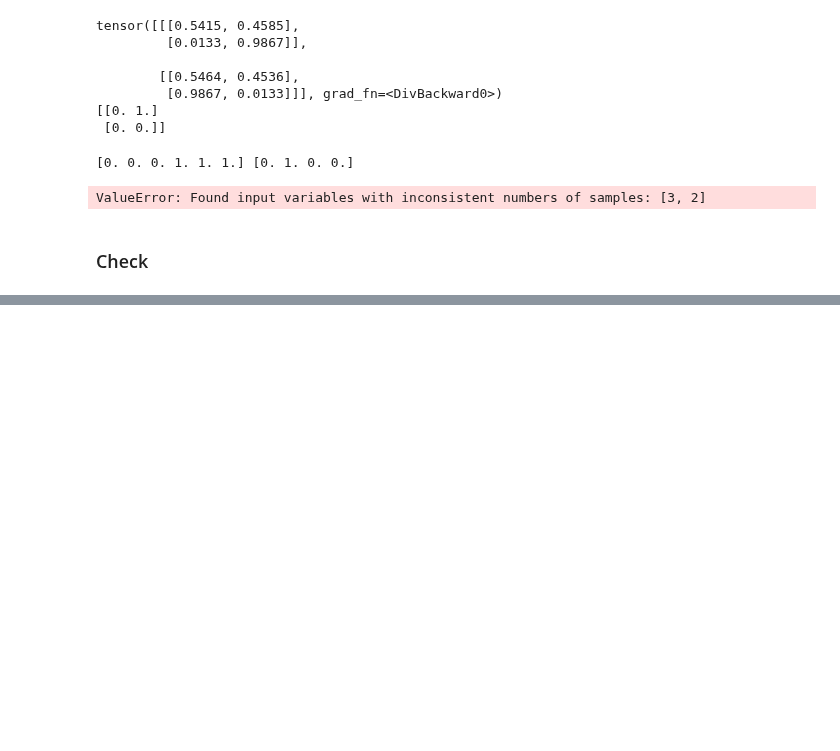
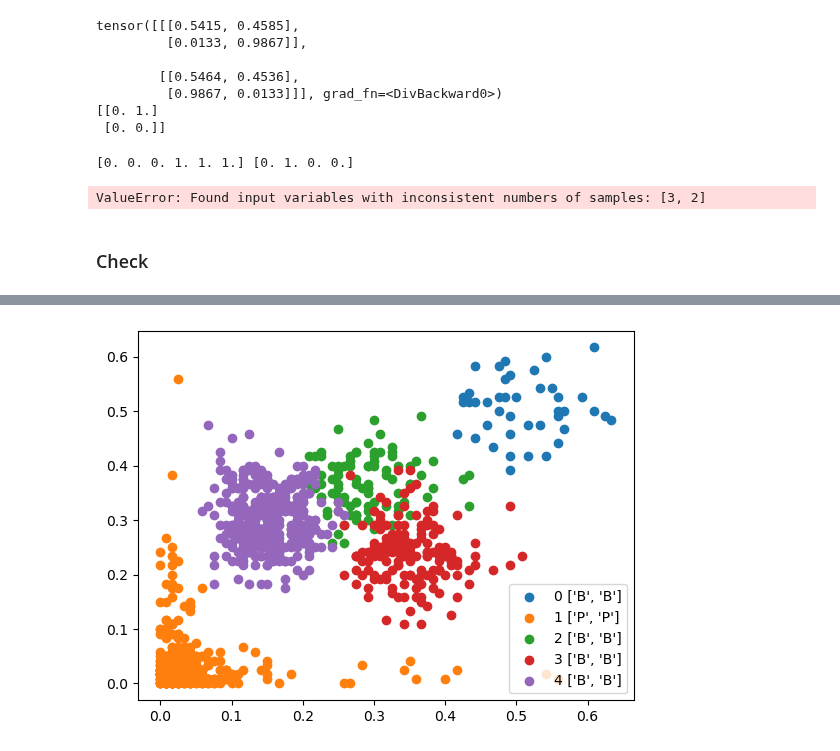
Before and after one commit to caravagnalab/MOBSTERm, a Jupyter notebook: test_generative/sampled_data.ipynb, the cells around one changed output, grey strips where cells are left out. Saved outputs shown, nothing was run; the diff lists cells and outputs as text; code cells hidden in the pictures; blank space fills up the shorter version.

Commit message:
new sampled data

```diff
--- a/test_generative/sampled_data.ipynb
+++ b/test_generative/sampled_data.ipynb
@@ -274,3 +271,7 @@ print(f"\nAccuracy: {accuracy:.4f}")
 ValueError: Found input variables with inconsistent numbers of samples: [3, 2]
 # %% [markdown]
 ### Check
+# %%
+a = []
+a.append(['b', 'b'])
+a
@@ -293,53 +296,85 @@ def beta_binomial(N, phi, kappa, depth):
 
 # Modify the data generation function to sample 2D datasets directly
 def generate_data_2d(N, K, pi):
-    NV = []
+    NV_x = []
+    NV_y = []
     labels = []
     type_labels = []
+    type_labels_single = []
     param_list = []
 
     depth = torch.tensor(120).repeat((N,))  # Fixed depth
 
     # Always have a Beta-Binomial component with phi=0.5
     kappa = 200.
-    NV.append(beta_binomial(pi[0], 0.5, kappa, depth[:pi[0]]))
+    NV_x.append(beta_binomial(pi[0], 0.5, kappa, depth[:pi[0]]))
+    NV_y.append(beta_binomial(pi[0], 0.5, kappa, depth[:pi[0]]))
     labels.extend([0] * pi[0])
-    type_labels.extend(['B'] * pi[0])
-    param_list.extend([0.5] * pi[0])
+    type_labels.extend([['B','B']] * pi[0])
+    type_labels_single.append(['B','B'])
+    # param_list.extend([0.5] * pi[0])
 
     # Always have a Pareto-Binomial component
     alpha = torch.tensor(1.0)  # Pareto shape parameter
     pareto_L = torch.tensor(0.01)  # Scale Pareto
     pareto_H = torch.tensor(0.5)  # Upper bound Pareto
-    NV.append(pareto_binomial(pi[1], alpha, pareto_L, pareto_H, depth[pi[0]:(pi[0]+pi[1])]))
+    NV_x.append(pareto_binomial(pi[1], alpha, pareto_L, pareto_H, depth[pi[0]:(pi[0]+pi[1])]))
+    NV_y.append(pareto_binomial(pi[1], alpha, pareto_L, pareto_H, depth[pi[0]:(pi[0]+pi[1])]))
     labels.extend([1] * pi[1])
-    type_labels.extend(['P'] * pi[1])
-    param_list.extend([1.] * pi[1])
+    type_labels.extend([['P', 'P']] * pi[1])
+    type_labels_single.append(['P', 'P'])
+    # param_list.extend([1.] * pi[1])
 
     # Randomly sample from Beta-Binomial or Pareto-Binomial for additional components
     for k in range(2, K):
-        if k % 2 == 0:  # Even index: Beta-Binomial
-            phi = dist.Uniform(0.15, 0.45).sample()  # Random phi in [0.15, 0.45]
-            NV.append(beta_binomial(pi[k], phi, kappa, depth[pi[0]+pi[1]:(pi[0]+pi[1]+pi[k])]))
+        # Randomly decide whether to use Beta-Binomial or Pareto-Binomial
+        if torch.rand(1).item() < 0.5:  # 50% chance for Beta-Binomial/Beta-Binomial
+            phi_x = dist.Uniform(0.15, 0.4).sample()  # Random phi in [0.15, 0.45]
+            NV_x.append(beta_binomial(pi[k], phi_x, kappa, depth[pi[0]+pi[1]:(pi[0]+pi[1]+pi[k])]))
+            phi_y = dist.Uniform(0.15, 0.4).sample()  # Random phi in [0.15, 0.45]
+            NV_y.append(beta_binomial(pi[k], phi_y, kappa, depth[pi[0]+pi[1]:(pi[0]+pi[1]+pi[k])]))
             labels.extend([k] * pi[k])
-            type_labels.extend(['B'] * pi[k])
-            param_list.extend([round(phi.item(), 3)] * pi[k])
-        else:  # Odd index: Pareto-Binomial
-            NV.append(pareto_binomial(pi[k], alpha, pareto_L, pareto_H, depth[pi[0]+pi[1]:(pi[0]+pi[1]+pi[k])]))
-            labels.extend([k] * pi[k])
-            type_labels.extend(['P'] * pi[k])
-            param_list.extend([1.] * pi[k])
+            type_labels.extend([['B','B']] * pi[k])
+            type_labels_single.append(['B','B'])
+            # param_list.extend([round(phi_x.item(), 3)] * pi[k])
+        else:  # Use Pareto-Binomial/Beta-Binomial
+            if torch.rand(1).item() < 0.5: # Pareto-Binomial/Beta-Binomial
+                NV_x.append(pareto_binomial(pi[k], alpha, pareto_L, pareto_H, depth[pi[0]+pi[1]:(pi[0]+pi[1]+pi[k])]))
+                phi_y = dist.Uniform(0.15, 0.4).sample()  # Random phi in [0.15, 0.45]
+                NV_y.append(beta_binomial(pi[k], phi_y, kappa, depth[pi[0]+pi[1]:(pi[0]+pi[1]+pi[k])]))
+                labels.extend([k] * pi[k])
+                type_labels.extend([['P', 'B']] * pi[k])
+                type_labels_single.append(['P','B'])
+                # param_list.extend([1.] * pi[k])
+            else:  # Beta-Binomial/Pareto-Binomial
+                NV_y.append(pareto_binomial(pi[k], alpha, pareto_L, pareto_H, depth[pi[0]+pi[1]:(pi[0]+pi[1]+pi[k])]))
+                phi_x = dist.Uniform(0.15, 0.40).sample()  # Random phi in [0.15, 0.45]
+                NV_x.append(beta_binomial(pi[k], phi_x, kappa, depth[pi[0]+pi[1]:(pi[0]+pi[1]+pi[k])]))
+                labels.extend([k] * pi[k])
+                type_labels.extend([['B', 'P']] * pi[k])
+                type_labels_single.append(['B','P'])
 
-    NV = torch.cat(NV)
+    depth = torch.tensor(120).repeat((N,2))  # Fixed depth
+    NV_x, NV_y = torch.cat(NV_x), torch.cat(NV_y)
+    NV = torch.stack((NV_x, NV_y), dim=1)
     labels = torch.tensor(labels)
-    return NV, depth, labels, type_labels, param_list
+    return NV, depth, labels, type_labels, type_labels_single
 
 # Parameters
 N = 1000  # number of samples
-K = 4    # total number of clusters (including the fixed ones)
+K = 5    # total number of clusters (including the fixed ones)
+
+def sample_dirichlet_rejection(K, min_value=0.025):
+    while True:
+        sample = dist.Dirichlet(torch.ones(K)).sample()
+        if (sample > min_value).all():
+            return sample
 
 # Generate proportions for clusters
-pi = dist.Dirichlet(torch.ones(K)).sample() * N  # Number of data in each cluster
+pi = sample_dirichlet_rejection(K) * N
+print(pi/N)
+print(pi)
+# pi = dist.Dirichlet(torch.ones(K)).sample() * N  # Number of data in each cluster
 pi = np.round(pi.numpy()).astype('int')
 
 # Adjust proportions to ensure they sum to N
@@ -349,15 +384,15 @@ elif np.sum(pi) > N:
     pi[-1] -= 1
 
 # Generate 2D data
-NV, DP, labels, type_labels, param_list = generate_data_2d(N, K, pi)
+NV, DP, labels, type_labels, type_labels_single = generate_data_2d(N, K, pi)
 
-# Reshape the data into a 2D format
-NV_2D = NV.view(-1, 2)
-print(NV_2D.shape)
-
-# Scatter plot
-plt.scatter(NV_2D[:, 0].numpy() / DP.numpy(), NV_2D[:, 1].numpy() / DP.numpy())
-plt.xlabel('Dimension 1')
-plt.ylabel('Dimension 2')
-plt.title('2D Dataset from Mixed Distributions')
+for i, cluster in enumerate(np.unique(labels)):
+        mask = (labels == cluster)  # Mask for current cluster
+        plt.scatter(NV[mask, 0].numpy() / DP[mask, 0].numpy(),
+                    NV[mask, 1].numpy() / DP[mask, 1].numpy(),
+                    label=f'{cluster} {type_labels_single[i]}')
+plt.legend(loc='best')
+# plt.title(f"Inference with N = {N} and {K} clusters per dimension \n ")
 plt.show()
+plt.close()
+# %% [output]
@@ -363,0 +401 @@ plt.show()
+[figure, added]
```
Also changed, not shown: parts of 3 cells of this notebook.
